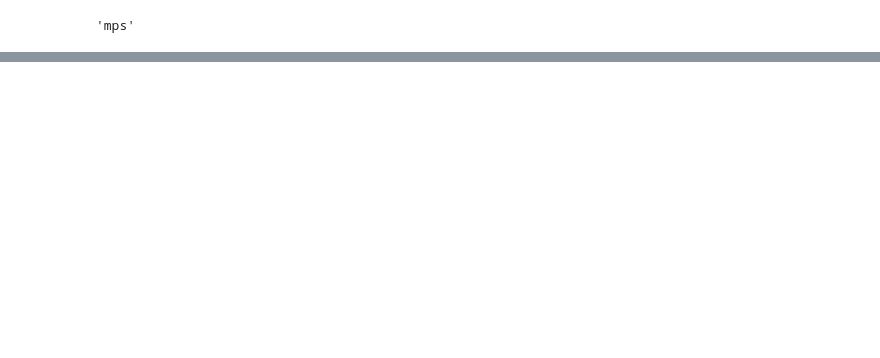
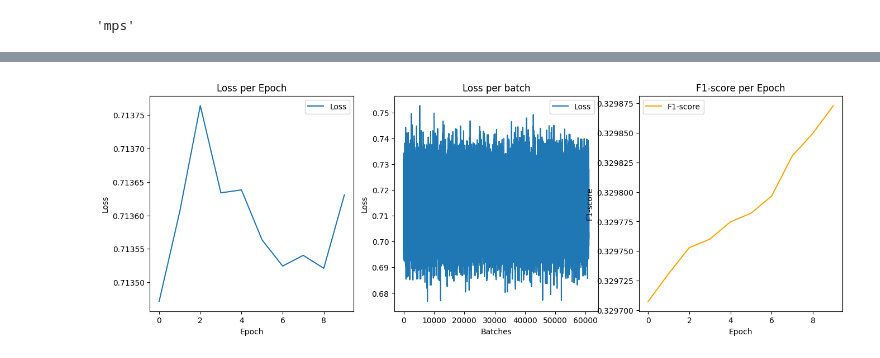
Before and after one commit to Vexrina/basic_ml, a Jupyter notebook: course_work/model_training.ipynb, the cells around one changed output, grey strips where cells are left out. Saved outputs shown, nothing was run; the diff lists cells and outputs as text; code cells hidden in the pictures; blank space fills up the shorter version.

```diff
--- a/course_work/model_training.ipynb
+++ b/course_work/model_training.ipynb
@@ -131,0 +142,7 @@ dataloader = DataLoader(dataset, batch_size=32, shuffle=True)
+# %%
+dropout_rate = 0.5
+dataloader = DataLoader(dataset, batch_size=32, shuffle=True)
+model = MyModel(dataloader, input_dim, output_dim, dropout_rate)
+model.fit()
+model.plot_metrics(X_test, y_test)
+# %% [output]
@@ -132 +160,2 @@ dataloader = DataLoader(dataset, batch_size=32, shuffle=True)
+[figure, added]
 # %%
```
Also changed, not shown: parts of 20 cells of this notebook, 1 other file.
